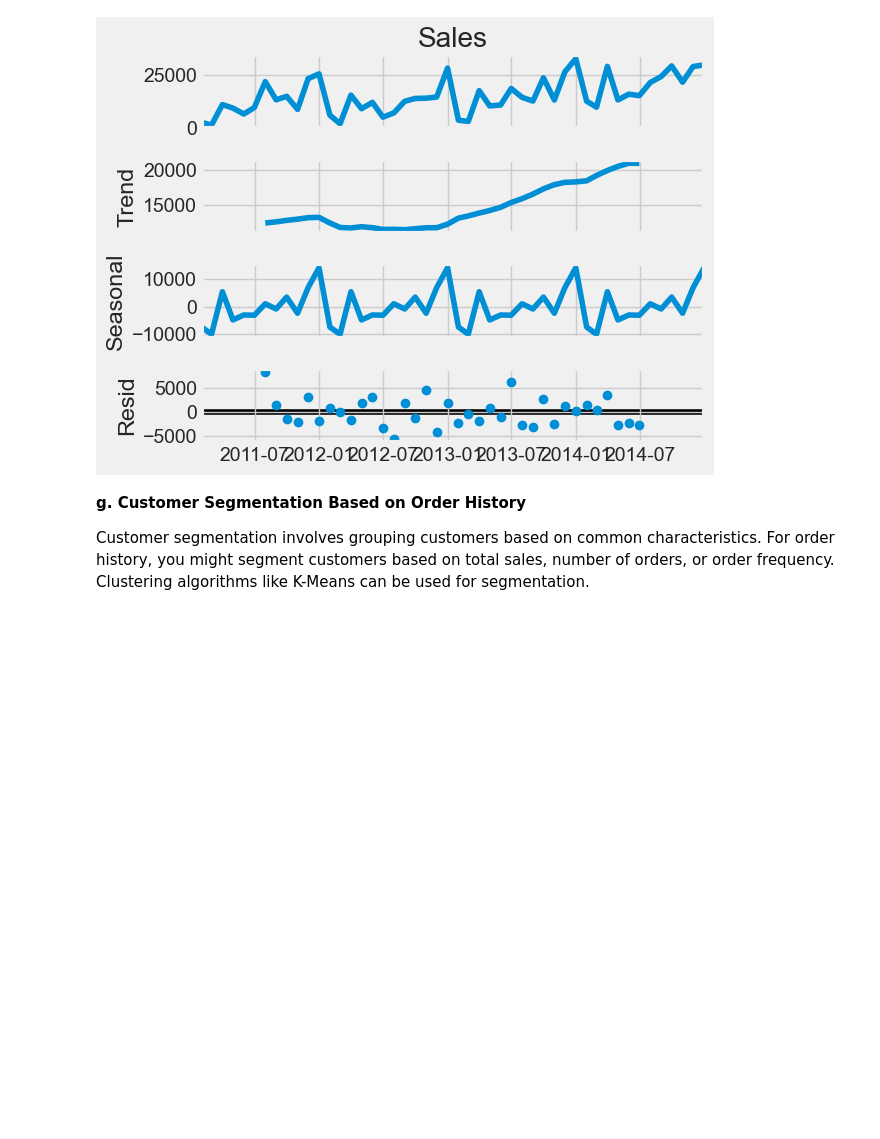
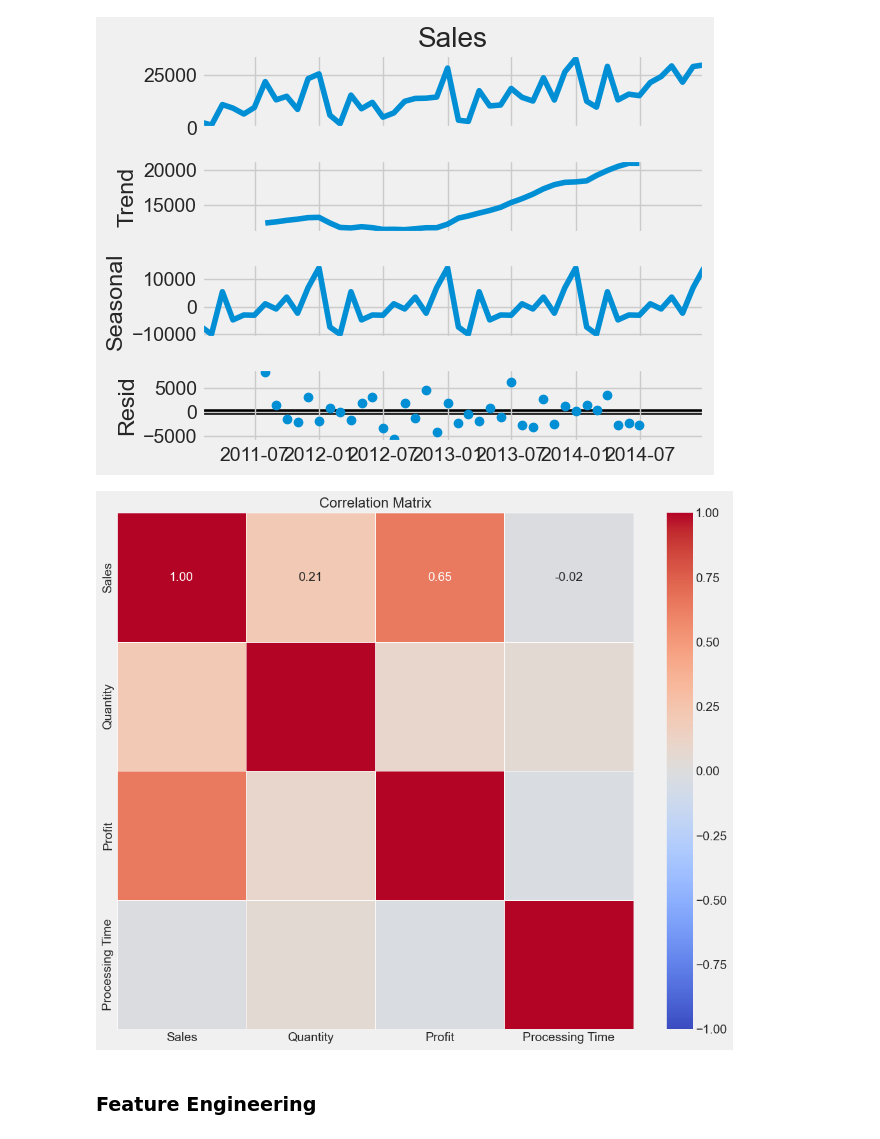
Before and after one commit to Clercminator/Walmart-Prediction-Project-NextGen, a Jupyter notebook: walmart_prediction.ipynb, the cells around one changed output. Cells and saved outputs as stored; diff of their text form; code cells hidden in the pictures; blank space fills up the shorter version.

```diff
--- a/walmart_prediction.ipynb
+++ b/walmart_prediction.ipynb
@@ -385,7 +406,3 @@ result.plot()
 [figure]
 [figure]
 [figure]
-# %% [markdown]
-**g. Customer Segmentation Based on Order History**
-
-Customer segmentation involves grouping customers based on common characteristics. For order history, you might segment customers based on total sales, number of orders, or order frequency. Clustering algorithms like K-Means can be used for segmentation.
@@ -411,0 +409,21 @@ plt.show()
+# %%
+#HEATMAP
+corr = df.drop(['Order ID',
+ 'Order Date',
+ 'Ship Date',
+ 'Customer Name',
+ 'City',
+ 'State',
+ 'Category',
+ 'Product Name'], axis=1).corr()
+corr
+
+plt.figure(figsize=(12, 10))
+plt.title('Correlation Matrix', fontsize=16)
+
+sns.heatmap(corr, vmin=-1, vmax=1, cmap='coolwarm', annot=True, fmt=".2f", linewidths=.5, square=True)
+plt.show()
+# %% [output]
+[figure, added]
+# %% [markdown]
+### **Feature Engineering**
```
Also changed, not shown: parts of 58 cells of this notebook.
